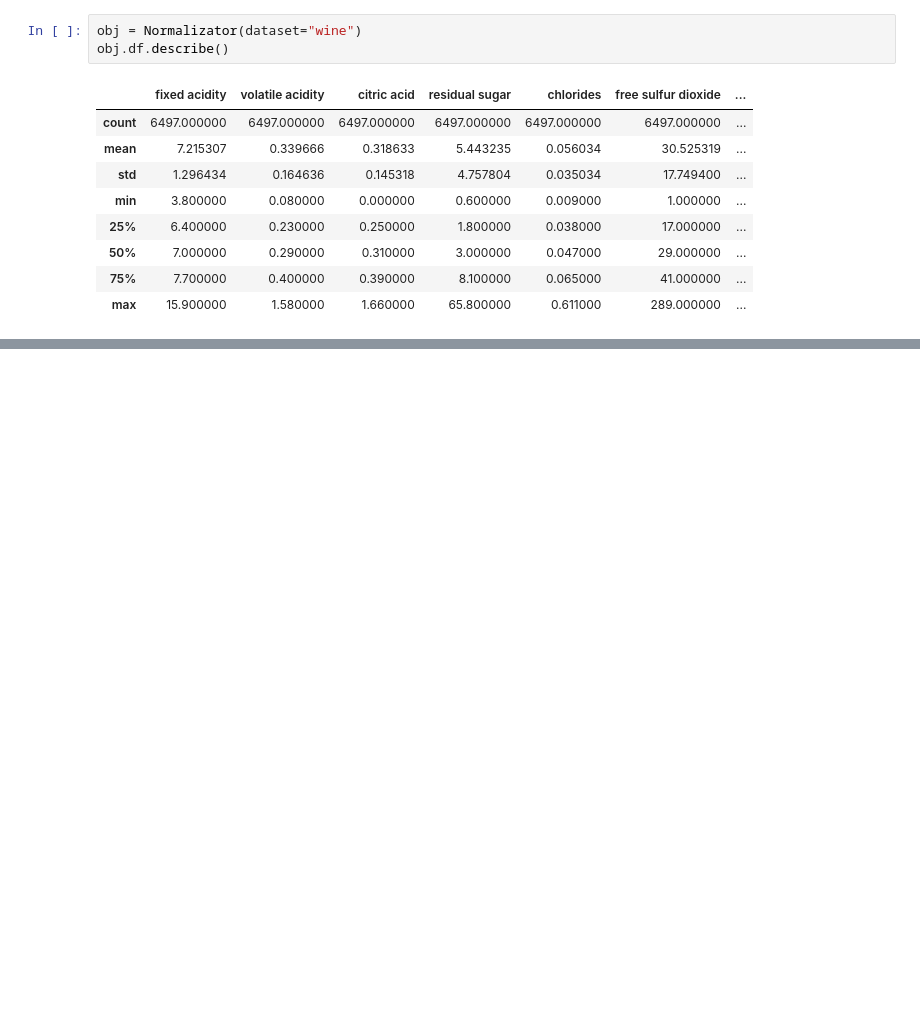
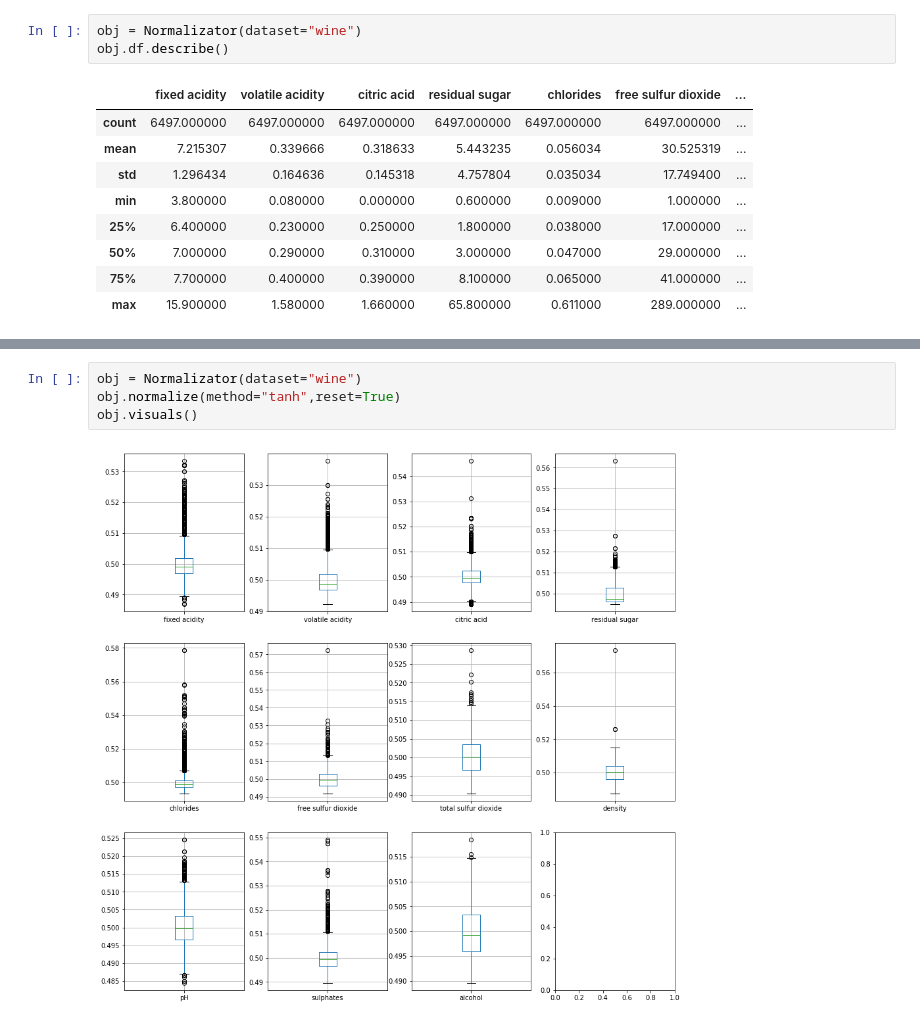
Before and after one commit to jhammarstedt/Normalization-fixaction, a Jupyter notebook: normalizatoin.ipynb, the cells around one changed output, grey strips where cells are left out. Cells and saved outputs as stored; diff of their text form; blank space fills up the shorter version.

```diff
--- a/normalizatoin.ipynb
+++ b/normalizatoin.ipynb
@@ -138,0 +172,6 @@ obj.boxplots()
+# %%
+obj = Normalizator(dataset="wine")
+obj.normalize(method="tanh",reset=True)
+obj.visuals()
+# %% [output]
+[figure, added]
```
Also changed, not shown: parts of 5 cells of this notebook.
